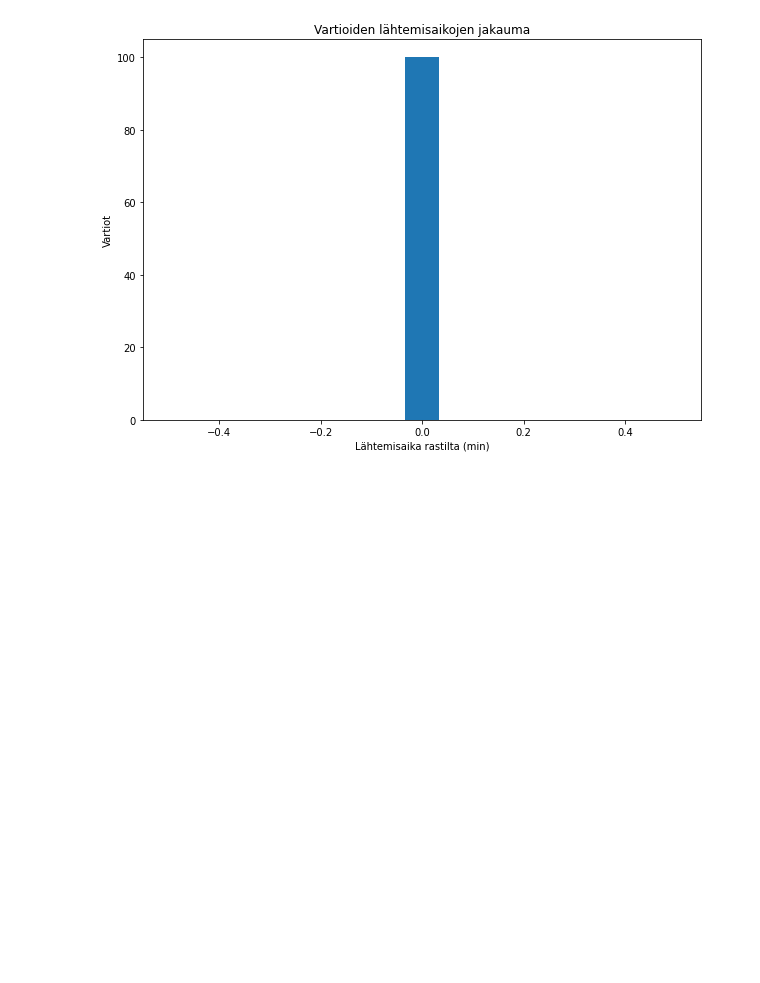
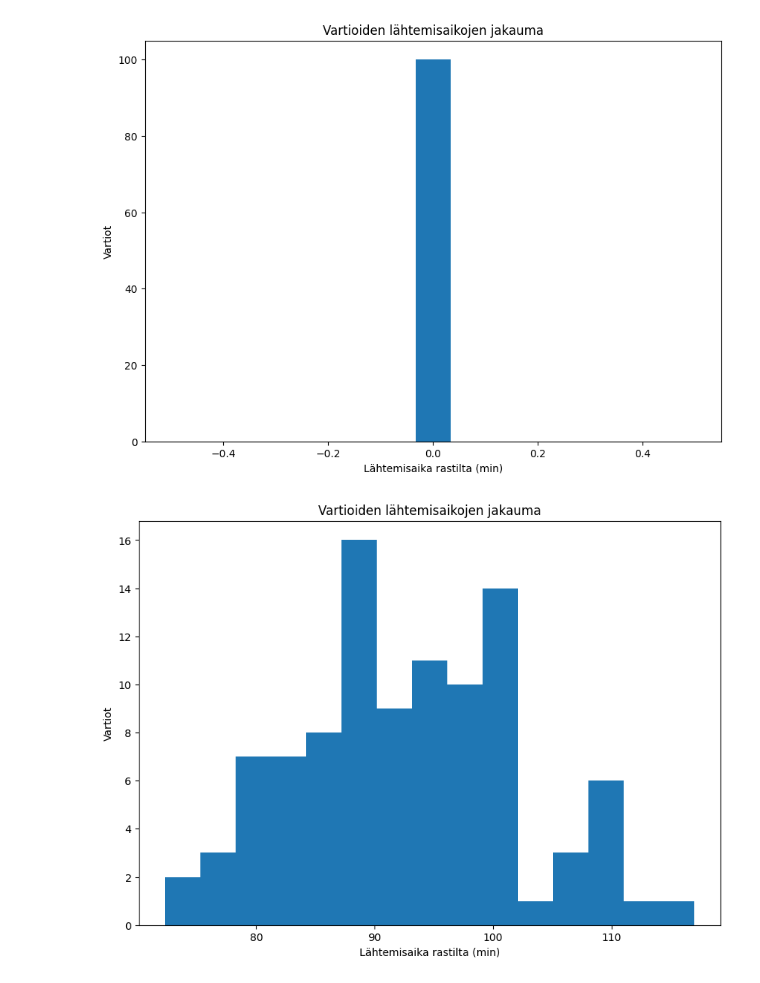
Before and after one commit to JoonaSar/KisaSimulaattori, a Jupyter notebook: python koodi/main.ipynb, the cells around one changed output. Saved outputs shown, nothing was run; the diff lists cells and outputs as text; code cells hidden in the pictures; blank space fills up the shorter version.

```diff
--- a/python koodi/main.ipynb
+++ b/python koodi/main.ipynb
@@ -1,26 +1,31 @@
 # %%
 from kisaajat import Kisaajat
 from vartio import Vartio
 from rataosuus import Kulku, Rasti
 from kisa import Kisa
 import pandas as pd
 import numpy as np
 import matplotlib.pyplot as plt
+
 def main():
     sarjakohtaiset_maarat = {"punainen": 50, "keltainen": 50}
 
     kisaajat = Kisaajat(sarjakohtaiset_maarat, 0)
 
     kisa = Kisa("Testikisa", kisaajat)
 
 
     kisa.lisaa_rataosuus(Rasti("Rasti 1", 90, 1, 100))
     kisa.lisaa_rataosuus(Kulku("Kulku 1", 120, 3, 100))
     kisa.lisaa_rataosuus(Rasti("Rasti 2", 10, 1, 10))
 
     kisaajat.plot_ajat()
+    kisaajat.simuloi_rataosuus(kisa.rataosuudet[0])
+    kisaajat.plot_ajat()
+
 
 if __name__ == "__main__":
     main()
 # %% [output]
-[figure, old version]
+[figure, new version]
+[figure, added]
```
Also changed, not shown: 8 other files.
